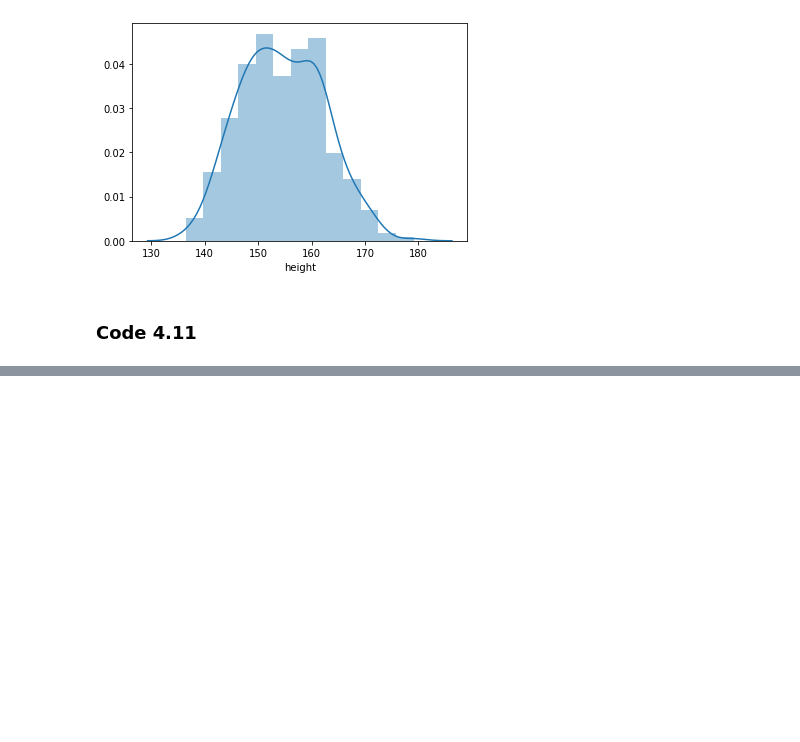
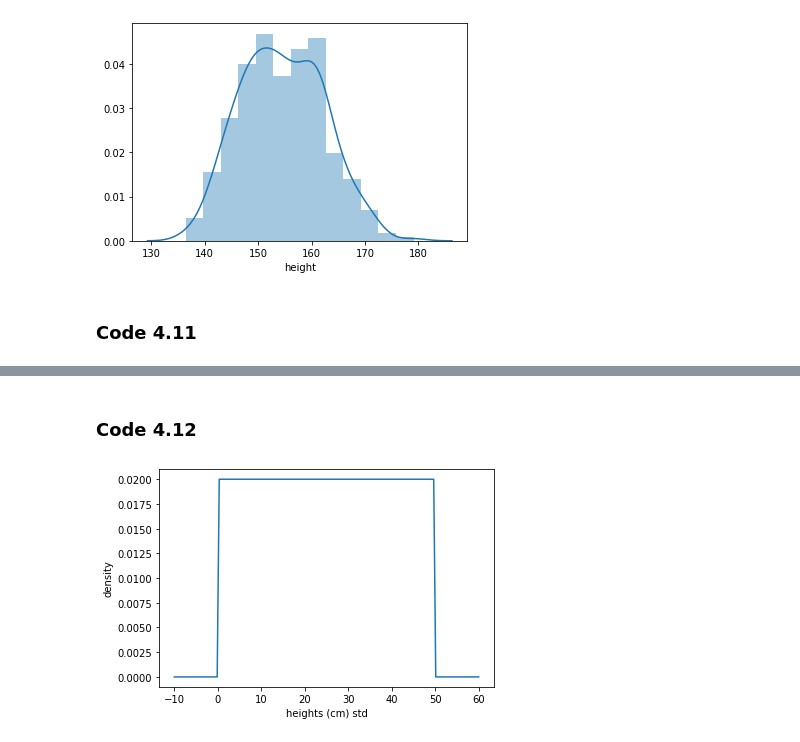
Before and after one commit to jkelley7/stat_rethinking, a Jupyter notebook: Chapter_4.ipynb, the cells around one changed output, grey strips where cells are left out. Saved outputs shown, nothing was run; the diff lists cells and outputs as text; code cells hidden in the pictures; blank space fills up the shorter version.

```diff
--- a/Chapter_4.ipynb
+++ b/Chapter_4.ipynb
@@ -125,0 +134,10 @@ sns.distplot(d2['height'])
+# %% [markdown]
+### Code 4.12
+# %%
+std = np.linspace(-10,60, 150)
+plt.plot(std, stats.uniform.pdf(std, 0, 50))
+plt.xlabel('heights (cm) std')
+plt.ylabel('density')
+plt.show()
+# %% [output]
+[figure, added]
```
Also changed, not shown: parts of 6 cells of this notebook.
